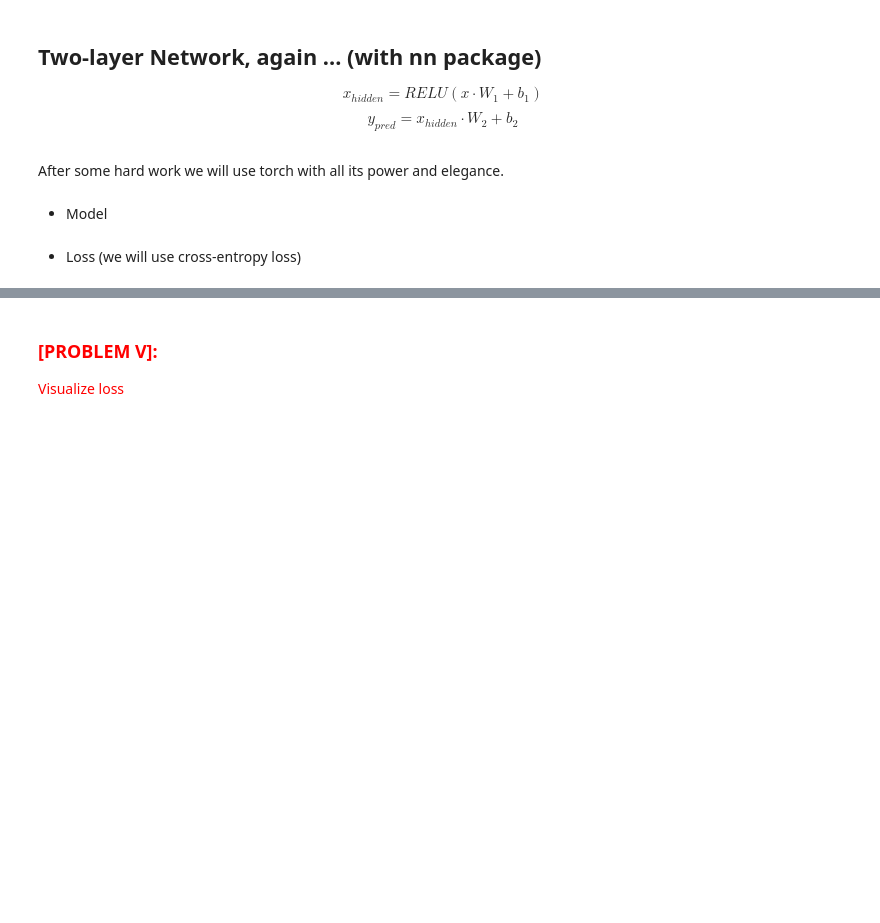
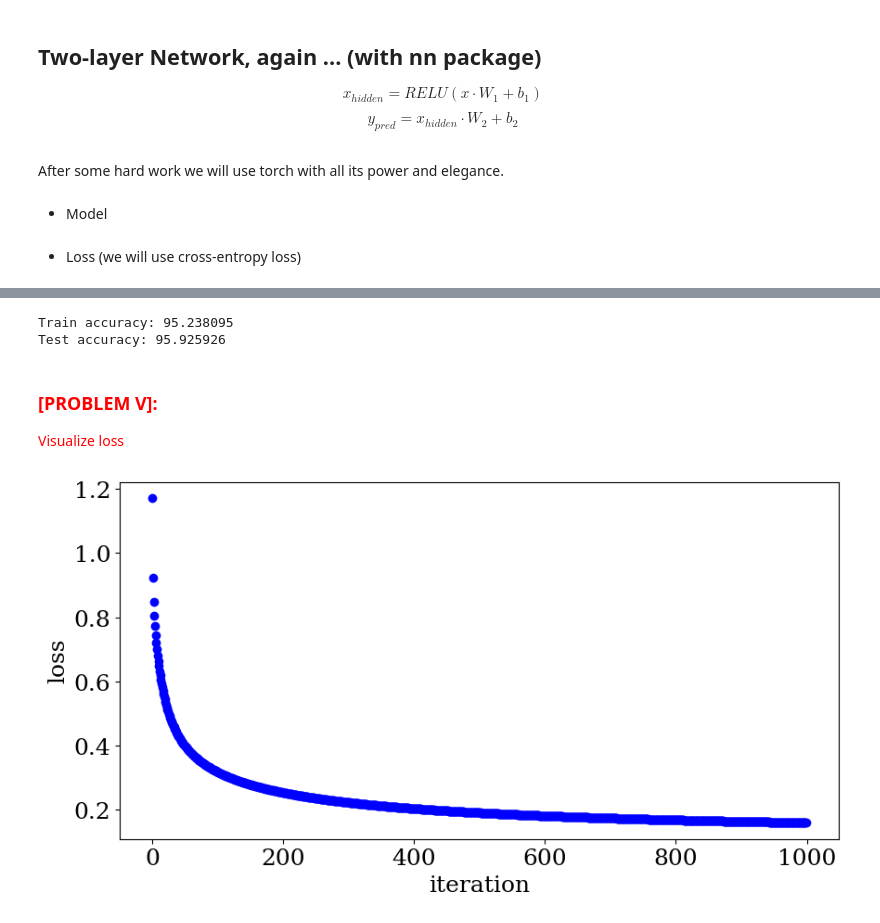
Before and after one commit to anstadnik/ucu2022cv, a Jupyter notebook: assignments/a2_simple_network.ipynb, the cells around one changed output, grey strips where cells are left out. Drawn from its saved outputs; the diff is of its cells as text; code cells hidden in the pictures; blank space fills up the shorter version.

```diff
--- a/assignments/a2_simple_network.ipynb
+++ b/assignments/a2_simple_network.ipynb
@@ -122,11 +151,11 @@ y = torch.from_numpy(dataY_train).type(torch.LongTensor)
 # %%
 # Randomly initialize weights
 w1_value = np.random.randn(dim_in, dim_hidden)
-w2_value = None # YOUR CODE HERE
+w2_value = np.random.randn(dim_hidden, 3)  # YOUR CODE HERE
 
 # Randomly initialize biases
 b1_value = np.random.randn(dim_hidden)
-b2_value = None # YOUR CODE HERE
+b2_value = np.random.randn(3)  # YOUR CODE HERE
 # %% [markdown]
 * tell pytorch that these variables will participate in backprop. requires_grad=False by default, more details: https://pytorch.org/docs/stable/notes/autograd.html
 # %%
@@ -148,15 +177,15 @@ n_iteration = 1000
  <font color="red"> Fill the missing part (last operation in forward pass to calculate *y_pred*) </font>
 # %%
 logger = {}
-logger['iteration'] = []
-logger['loss_iteration'] = []
+logger["iteration"] = []
+logger["loss_iteration"] = []
 
 for t in range(n_iteration):
 
     # forward pass
     x_hidden = x.mm(w1) + b1
-    x_hidden_act = x_hidden.clamp(min=0) # apply RELU
-    y_pred = None # YOUR CODE HERE
+    x_hidden_act = x_hidden.clamp(min=0)  # apply RELU
+    y_pred = x_hidden_act @ w2 + b2  # YOUR CODE HERE
 
     # compute loss
     loss = criterion(y_pred, y)
@@ -180,5 +209,5 @@ for t in range(n_iteration):
     if t % 100 == 0:
         print(t, loss.item())
 
-    logger['iteration'] += [t]
-    logger['loss_iteration'] += [loss.item()]
+    logger["iteration"] += [t]
+    logger["loss_iteration"] += [loss.item()]
@@ -208,7 +250,10 @@ def predict(x, w1, b1, w2, b2, dtype_torch=torch.FloatTensor):
         scalar: predicted class
     """
     t = torch.from_numpy(x).type(dtype_torch)
-    forward_pass = None # YOUR CODE HERE
+    x_hidden = t @ w1 + b1
+    x_hidden_act = x_hidden.clamp(min=0)  # apply RELU
+    x_pred = x_hidden_act @ w2 + b2
+    forward_pass = x_pred.detach()
 
     return np.argmax(forward_pass)
 # %% [markdown]
@@ -245,0 +297,6 @@ y_test_predict = None
+# %%
+y_test_predict = np.zeros(n_test)
+for i in range(n_test):
+    y_test_predict[i] = predict(dataX_test[i], w1, b1, w2, b2)
+
+print("Train accuracy: %f" % get_accuracy(y_test_predict, dataY_test))
@@ -343,11 +414,14 @@ def predict(x, model):
     forward_pass = model(t)
     return np.argmax(forward_pass.data.numpy(), axis=1)
 # %%
-y_train_predict = predict(dataX_train,model)
+y_train_predict = predict(dataX_train, model)
 print("Train accuracy: %f" % get_accuracy(y_train_predict, dataY_train))
 
 y_test_predict = predict(dataX_test, model)
 print("Test accuracy: %f" % get_accuracy(y_test_predict, dataY_test))
+# %% [output]
+Train accuracy: 95.238095
+Test accuracy: 95.925926
 # %% [markdown]
 ### <font color="red"> **[PROBLEM V]**: </font>
 <font color="red"> Visualize loss </font>
@@ -355,0 +428,9 @@ print("Test accuracy: %f" % get_accuracy(y_test_predict, dataY_test))
+# %%
+# visualize loss
+plt.figure(figsize=(10, 5))
+plt.plot(logger["iteration"], logger["loss_iteration"], "ob", label="loss")
+
+plt.xlabel("iteration")
+plt.ylabel("loss");
+# %% [output]
+[figure, added]
```
Also changed, not shown: parts of 20 cells of this notebook, 1 other file.
